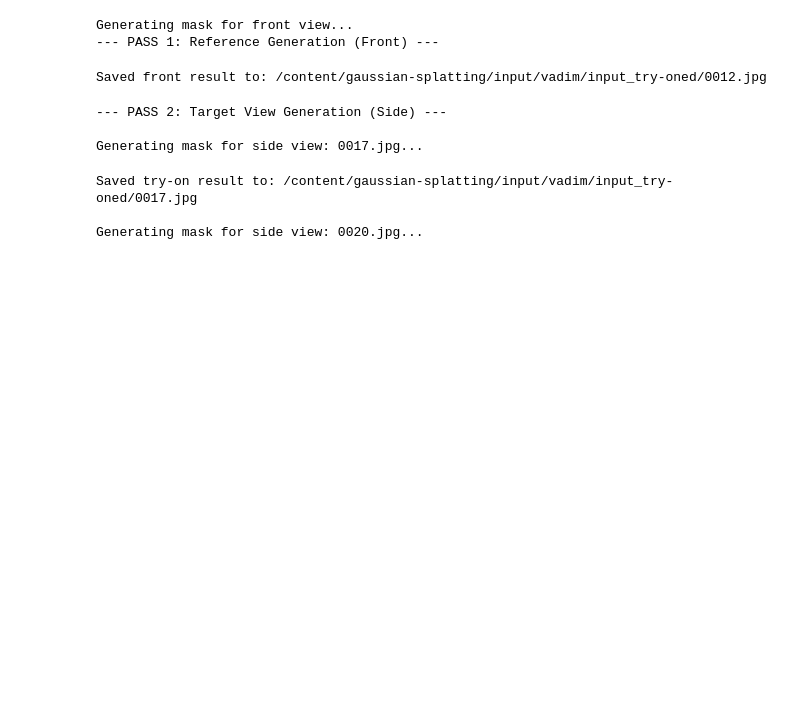
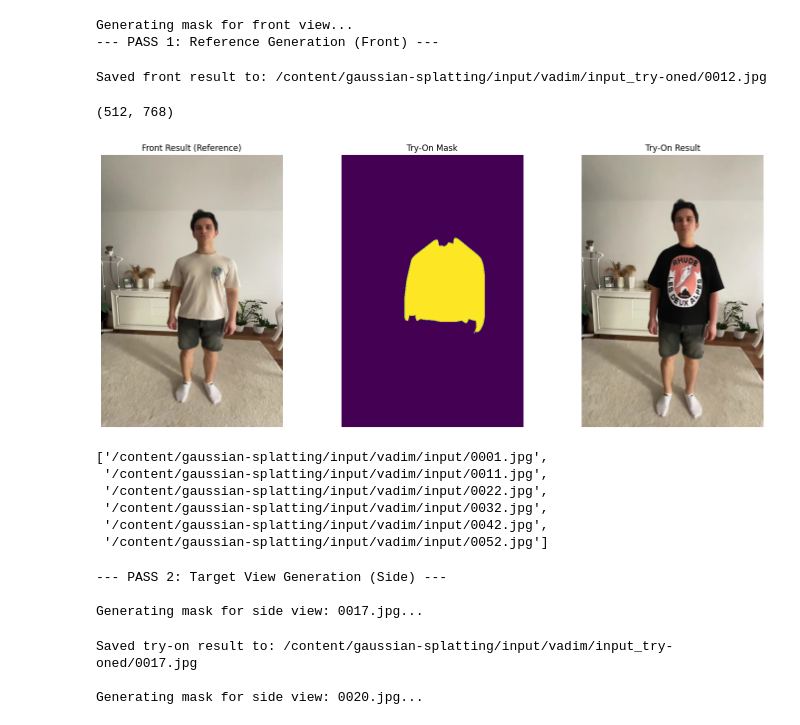
Before and after one commit to Eikthyrnir/CatVTON_3DGS, a Jupyter notebook: CatVTON_sandbox.ipynb, the cells around one changed output. Cells and saved outputs as stored; diff of their text form; code cells hidden in the pictures; blank space fills up the shorter version.

```diff
--- a/CatVTON_sandbox.ipynb
+++ b/CatVTON_sandbox.ipynb
@@ -746,3 +747,27 @@ print(f"\nSaved front result to: {front_output_path}")
 Generating mask for front view...
 --- PASS 1: Reference Generation (Front) ---
 Saved front result to: /content/gaussian-splatting/input/vadim/input_try-oned/0012.jpg
+# %%
+front_mask.size
+# %% [output]
+(512, 768)
+# %%
+fig, axs = plt.subplots(1, 3, figsize=(15, 6))
+
+
+axs[0].imshow(front_person_img)
+axs[0].set_title("Front Result (Reference)")
+axs[0].axis('off')
+
+axs[1].imshow(front_mask)
+axs[1].set_title("Try-On Mask")
+axs[1].axis('off')
+
+axs[2].imshow(front_result.resize(target_size))
+axs[2].set_title("Try-On Result")
+axs[2].axis('off')
+
+plt.tight_layout()
+plt.show()
+# %% [output]
+[figure, added]
@@ -749 +785,11 @@ Saved front result to: /content/gaussian-splatting/input/vadim/input_try-oned/00
+# %%
+side_images_try_on_targets = side_person_paths[::10]
+side_images_try_on_targets
+# %% [output]
+['/content/gaussian-splatting/input/vadim/input/0001.jpg',
+ '/content/gaussian-splatting/input/vadim/input/0011.jpg',
+ '/content/gaussian-splatting/input/vadim/input/0022.jpg',
+ '/content/gaussian-splatting/input/vadim/input/0032.jpg',
+ '/content/gaussian-splatting/input/vadim/input/0042.jpg',
+ '/content/gaussian-splatting/input/vadim/input/0052.jpg']
 # %%
```
Also changed, not shown: parts of 5 cells of this notebook.
